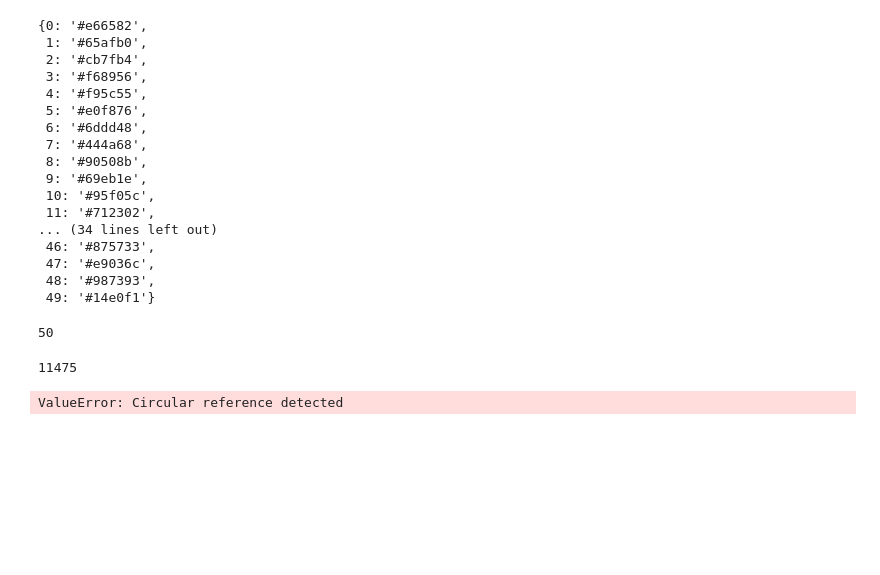
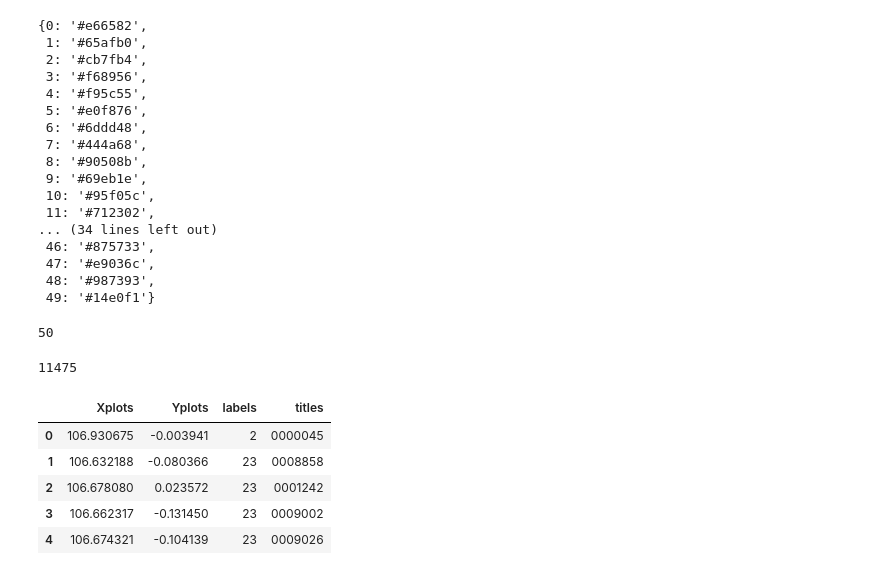
Before and after one commit to Madhivarman/DR, a Jupyter notebook: clustering/Clustering.ipynb, the cells around one changed output. Drawn from its saved outputs; the diff is of its cells as text; code cells hidden in the pictures; blank space fills up the shorter version.

```diff
--- a/clustering/Clustering.ipynb
+++ b/clustering/Clustering.ipynb
@@ -570,51 +540,16 @@ class TopToolbar(mpld3.plugins.PluginBase):
-# %%
-import mpld3
-#create data frame that has the result of the MDS plus the cluster numbers and titles
-df = pd.DataFrame(dict(x=xs, y=ys, label=def_clusters, title=docs))
-
-#group by cluster
-groups = df.groupby('label')
-
-#define custom css to format the font and to remove the axis labeling
-css = """
-text.mpld3-text, div.mpld3-tooltip {
-  font-family:Arial, Helvetica, sans-serif;
-}
-
-g.mpld3-xaxis, g.mpld3-yaxis {
-display: none; }
-
-svg.mpld3-figure {
-margin-left: -200px;}
-"""
-
-# Plot
-fig, ax = plt.subplots(figsize=(30,15)) #set plot size
-ax.margins(0.03) # Optional, just adds 5% padding to the autoscaling
-
-#iterate through groups to layer the plot
-#note that I use the cluster_name and cluster_color dicts with the 'name' lookup to return the appropriate color/label
-for name, group in groups:
-    points = ax.plot(group.x, group.y, marker='o', linestyle='', ms=18,
-                     mec='none',
-                     color=colors_dict[name])
-    ax.set_aspect('auto')
-    labels = [i for i in group.title]
-
-    #set tooltip using points, labels and the already defined 'css'
-    tooltip = mpld3.plugins.PointHTMLTooltip(points[0], labels,
-                                       voffset=10, hoffset=10, css=css)
-    #connect tooltip to fig
-    mpld3.plugins.connect(fig, tooltip, TopToolbar())
-
-    #set tick marks as blank
-    ax.axes.get_xaxis().set_ticks([])
-    ax.axes.get_yaxis().set_ticks([])
-
-    #set axis as blank
-    ax.axes.get_xaxis().set_visible(False)
-    ax.axes.get_yaxis().set_visible(False)
-
-mpld3.display()
-# %% [output]
-ValueError: Circular reference detected
+# %%
+# xs and ys type is pandas.core.series.Series
+x = list(xs)
+y = list(ys)
+docs = frame['document']
+documents = list(docs) #convert into list
+d = {'Xplots':x,'Yplots':y,'labels':def_clusters,'titles':documents}
+df = pd.DataFrame(data=d)
+df.head()
+# %% [output]
+|  | Xplots | Yplots | labels | titles |
+| 0 | 106.930675 | -0.003941 | 2 | 0000045 |
+| 1 | 106.632188 | -0.080366 | 23 | 0008858 |
+| 2 | 106.678080 | 0.023572 | 23 | 0001242 |
+| 3 | 106.662317 | -0.131450 | 23 | 0009002 |
+| 4 | 106.674321 | -0.104139 | 23 | 0009026 |
```
Also changed, not shown: parts of 6 cells of this notebook.
